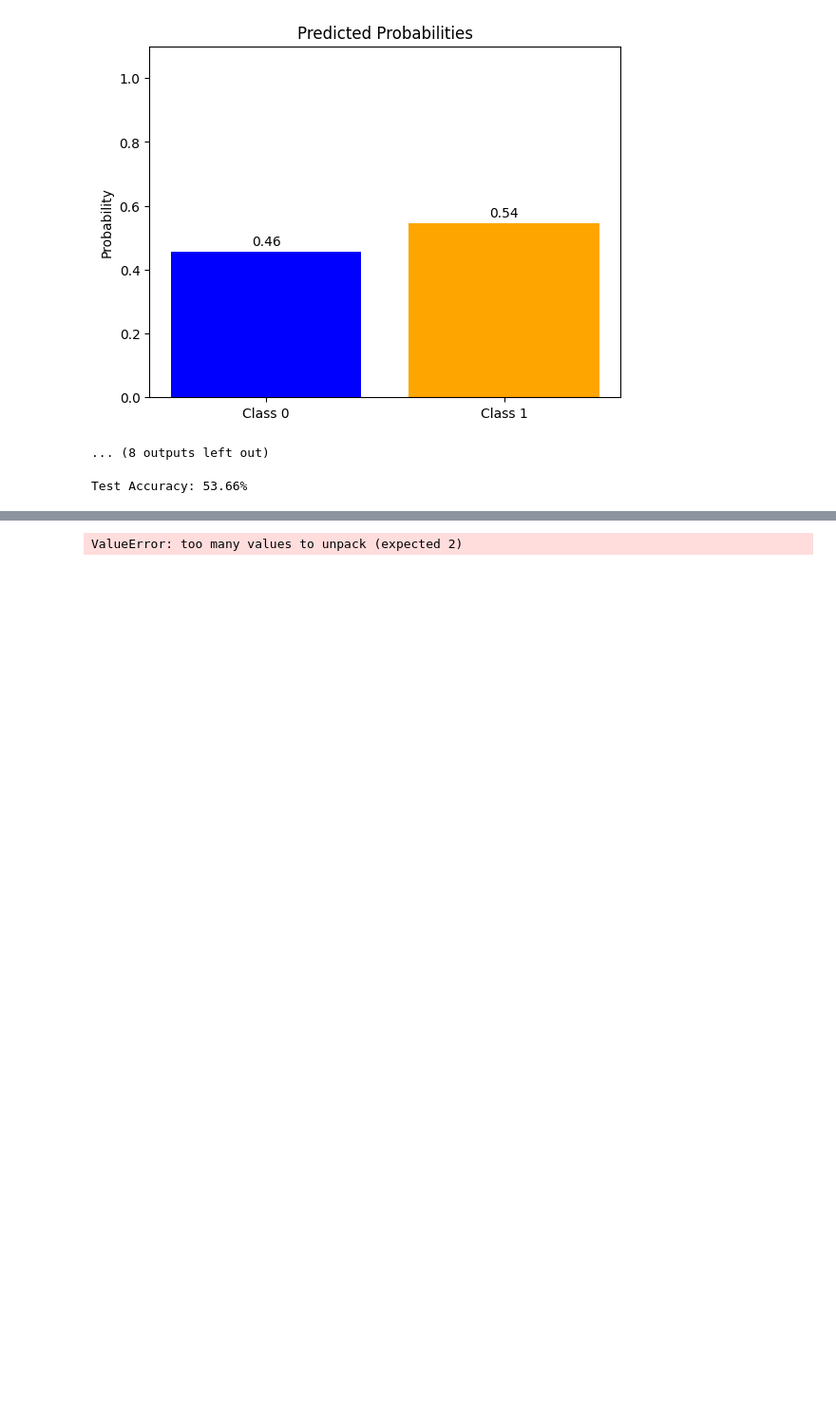
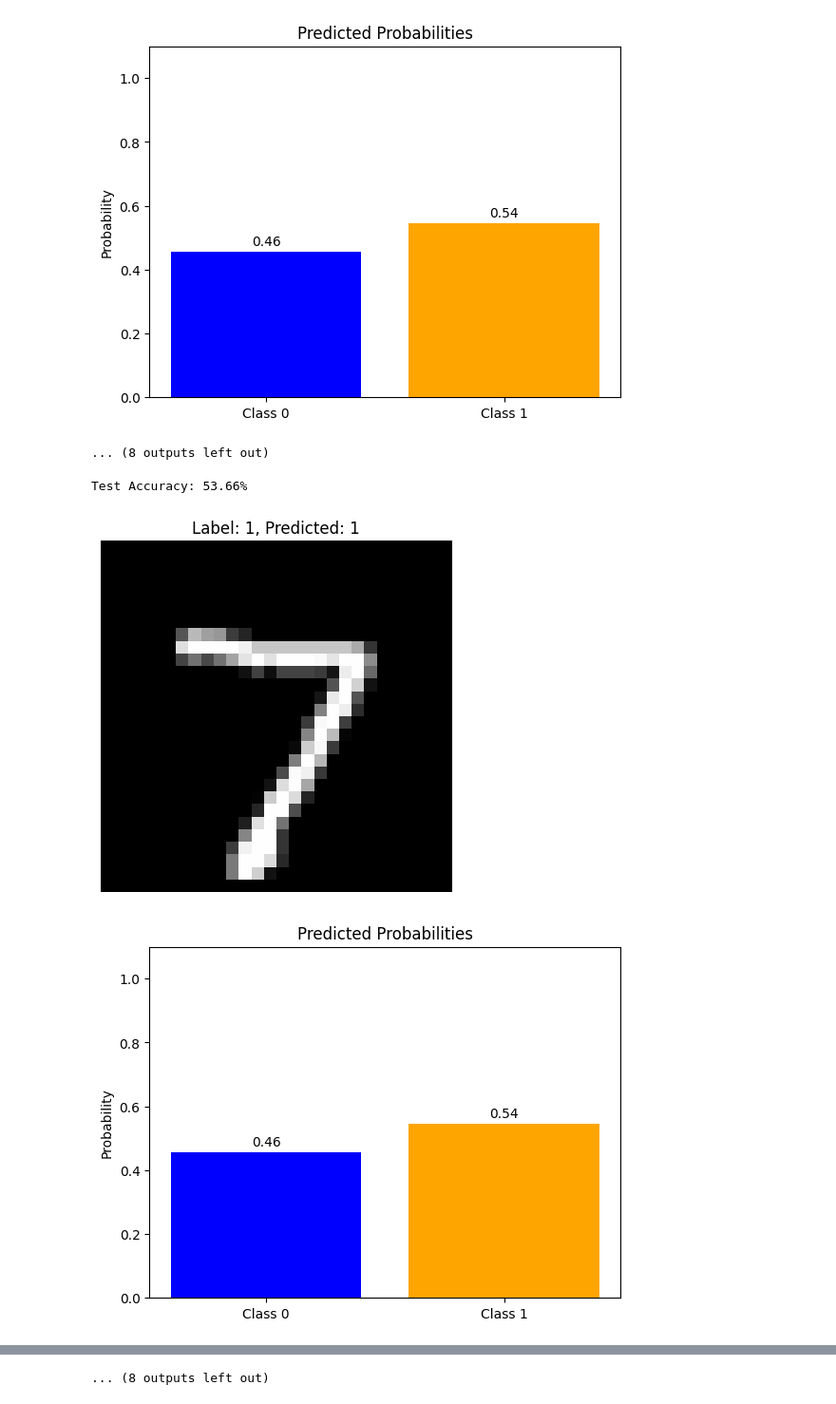
Before and after one commit to Steven-Ou/QML-Number-Recognition, a Jupyter notebook: QML.ipynb, the cells around one changed output, grey strips where cells are left out. Shown at 95% size. Drawn from its saved outputs; the diff is of its cells as text; code cells hidden in the pictures; blank space fills up the shorter version.

```diff
--- a/QML.ipynb
+++ b/QML.ipynb
@@ -244,17 +244,17 @@ Test Accuracy: 53.66%
 # %%
 # Sanity check: visualize inputs and predictions
 model.eval()  # Set model to evaluation mode
 with torch.no_grad():  # Turn off gradients
-    for x_batch, y_batch in test_loader:
-        outputs = model(x_batch).squeeze()
+    for features_batch, image_batch, y_batch in test_loader:
+        outputs = model(features_batch).squeeze()
         preds = (torch.sigmoid(outputs) > 0.5).int()
 
-        for i in range(len(x_batch)):
-            # Show input as image
-            visualize_input(x_batch[i], y_true=y_batch[i], y_pred=preds[i])
-
+        for i in range(len(features_batch)):
+            # Use the full image for visualization
+            visualize_input(image_batch[i], y_true=y_batch[i], y_pred=preds[i])
             # Show prediction confidence
             plot_binary_probability(outputs[i])
-
         break  # Only one batch for demo
 # %% [output]
+[figure, added]
+[figure, added]
@@ -261 +271 @@ with torch.no_grad():  # Turn off gradients
-ValueError: too many values to unpack (expected 2)
+... (8 outputs left out)
```
Also changed, not shown: parts of 1 cell of this notebook.
